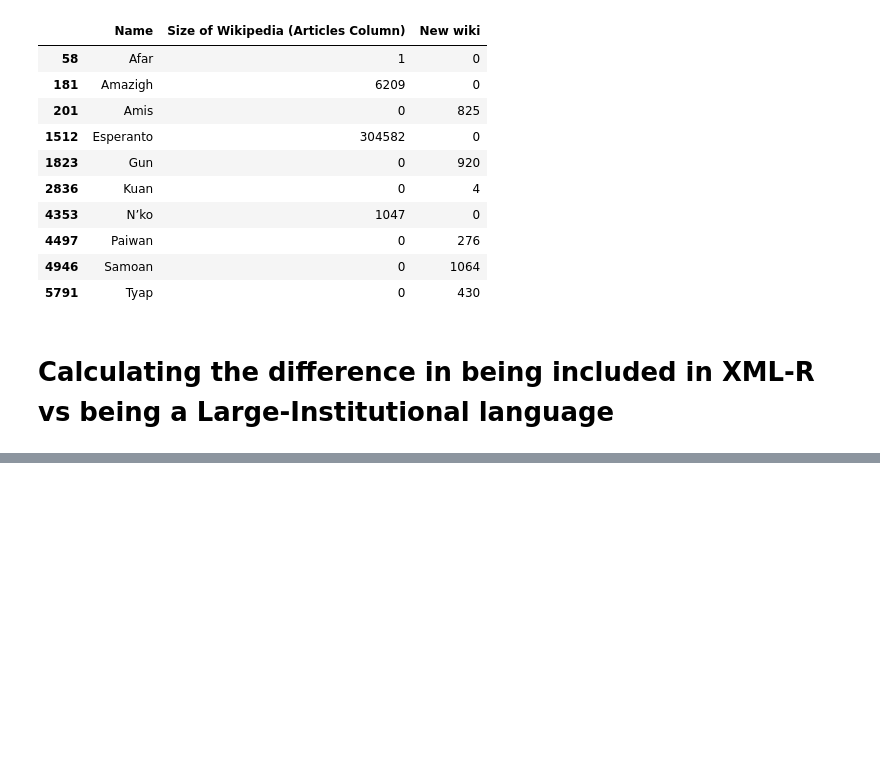
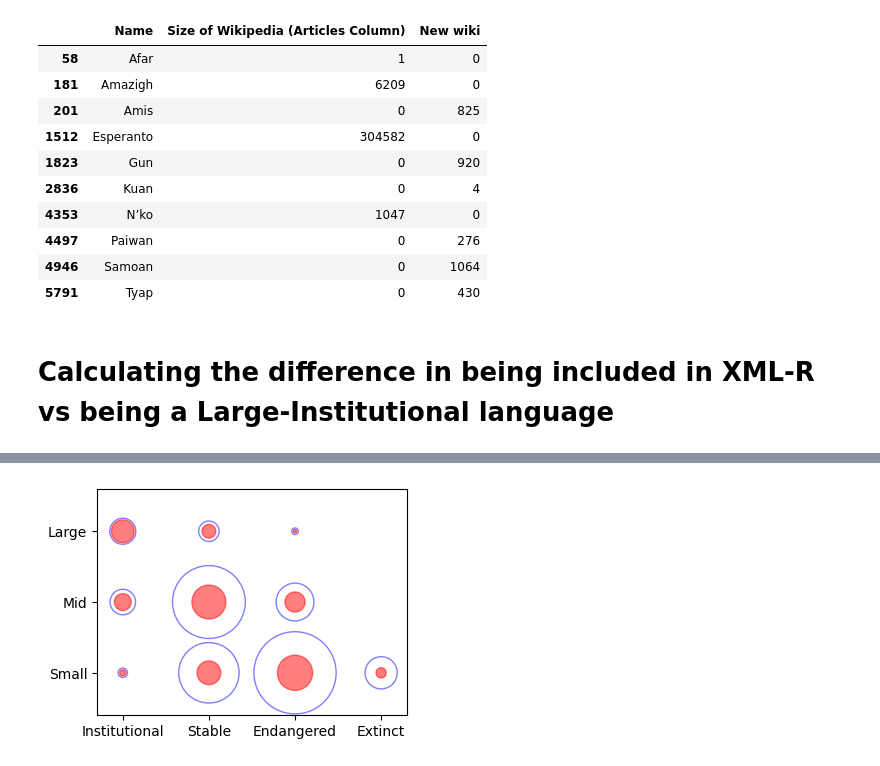
Before and after one commit to NisansaDdS/Some-Languages-are-More-Equal-than-Others, a Jupyter notebook: Generate Diagrams.ipynb, the cells around one changed output, grey strips where cells are left out. Saved outputs shown, nothing was run; the diff lists cells and outputs as text; code cells hidden in the pictures; blank space fills up the shorter version.

Commit message:
Added code to generate Blasi-Rohatgi ACL Bubbleplot

```diff
--- a/Generate Diagrams.ipynb
+++ b/Generate Diagrams.ipynb
@@ -2059,0 +2090,4 @@ XDiff.to_csv(pathC+anName+".csv",index=False)
+# %%
+plotBubbleGraph('BlasiCounts')
+# %% [output]
+[figure, added]
```
Also changed, not shown: parts of 11 cells of this notebook, 2 other files.
